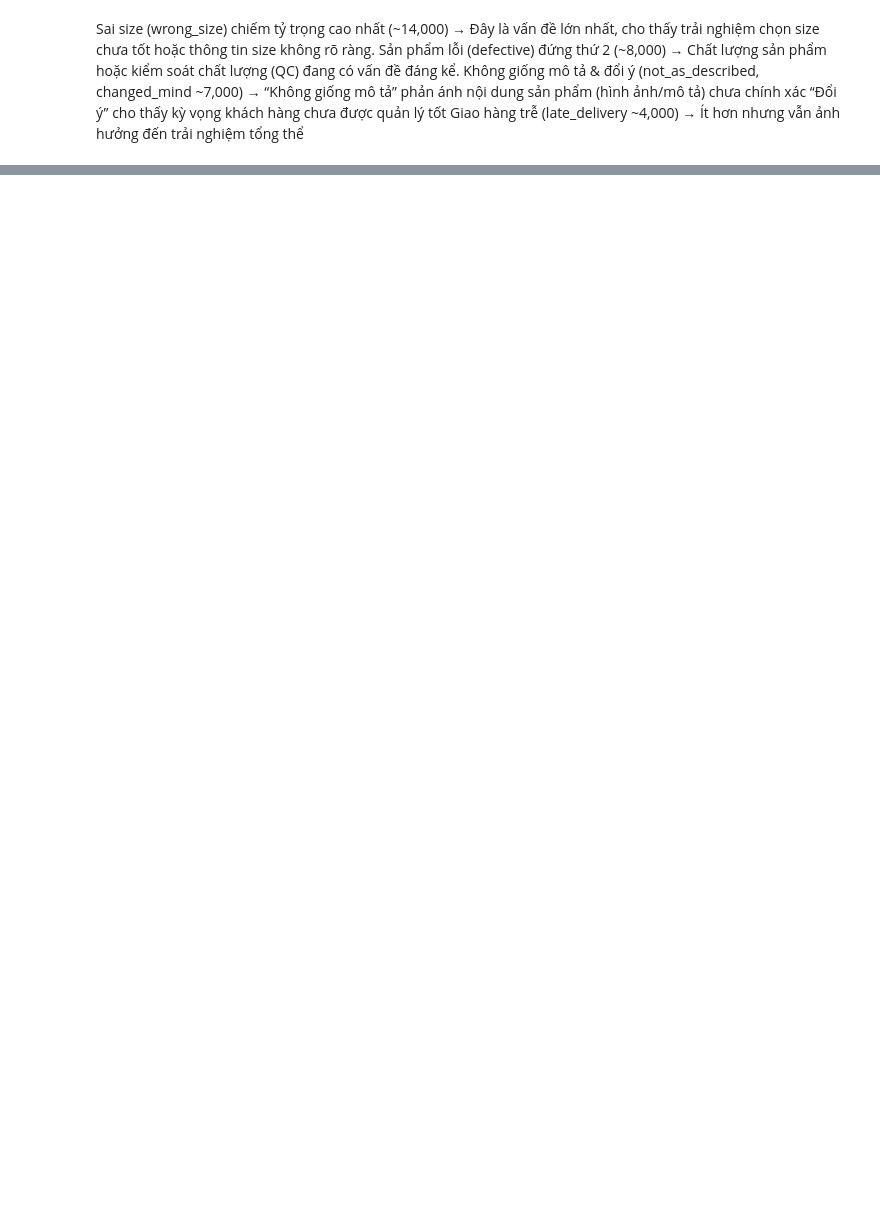
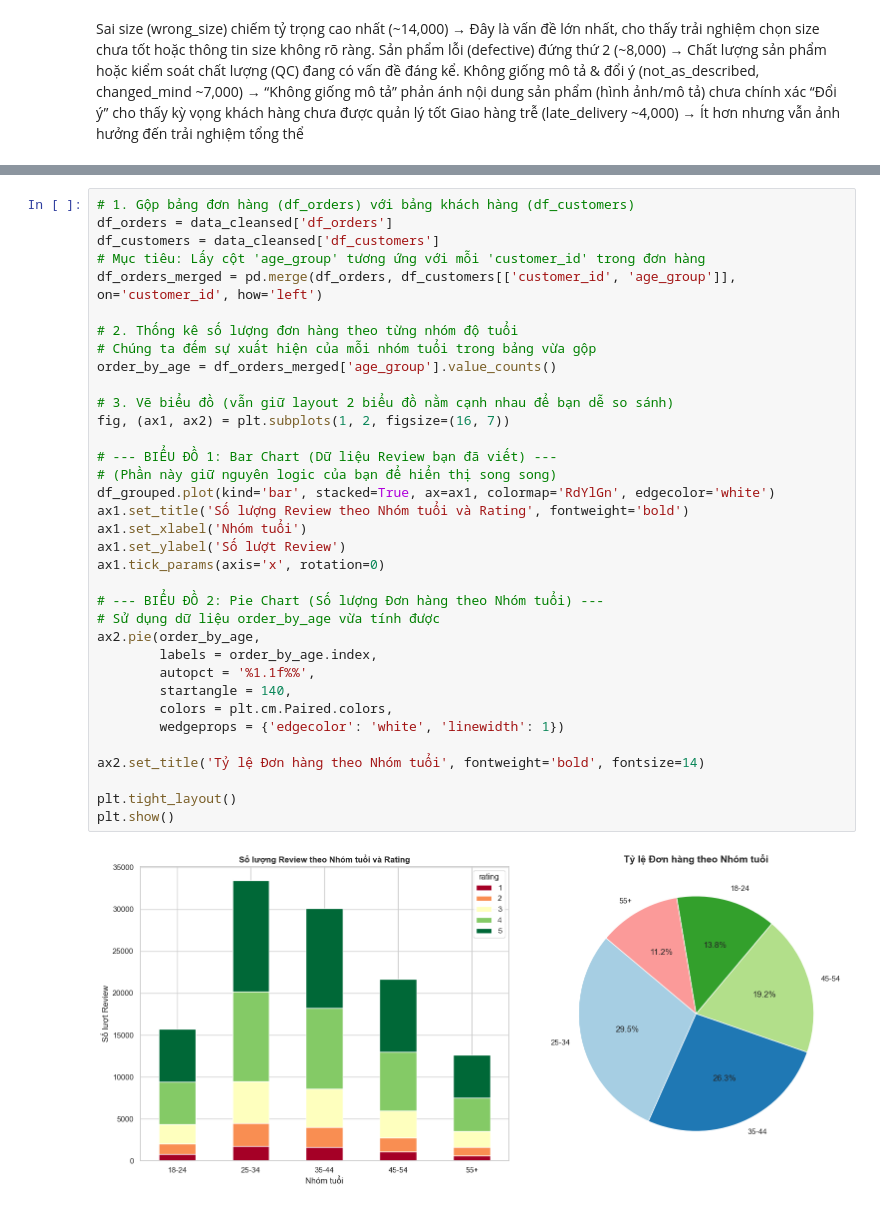
Before and after one commit to lamducanhkhoarubik-spec/Datathon_UITUT, a Jupyter notebook: code/eda/diagnostic.ipynb, the cells around one changed output, grey strips where cells are left out. Cells and saved outputs as stored; diff of their text form; blank space fills up the shorter version.

```diff
--- a/code/eda/diagnostic.ipynb
+++ b/code/eda/diagnostic.ipynb
@@ -537,0 +434,37 @@ Không phải do cải thiện nội tại
+# %%
+# 1. Gộp bảng đơn hàng (df_orders) với bảng khách hàng (df_customers)
+df_orders = data_cleansed['df_orders']
+df_customers = data_cleansed['df_customers']
+# Mục tiêu: Lấy cột 'age_group' tương ứng với mỗi 'customer_id' trong đơn hàng
+df_orders_merged = pd.merge(df_orders, df_customers[['customer_id', 'age_group']], on='customer_id', how='left')
+
+# 2. Thống kê số lượng đơn hàng theo từng nhóm độ tuổi
+# Chúng ta đếm sự xuất hiện của mỗi nhóm tuổi trong bảng vừa gộp
+order_by_age = df_orders_merged['age_group'].value_counts()
+
+# 3. Vẽ biểu đồ (vẫn giữ layout 2 biểu đồ nằm cạnh nhau để bạn dễ so sánh)
+fig, (ax1, ax2) = plt.subplots(1, 2, figsize=(16, 7))
+
+# --- BIỂU ĐỒ 1: Bar Chart (Dữ liệu Review bạn đã viết) ---
+# (Phần này giữ nguyên logic của bạn để hiển thị song song)
+df_grouped.plot(kind='bar', stacked=True, ax=ax1, colormap='RdYlGn', edgecolor='white')
+ax1.set_title('Số lượng Review theo Nhóm tuổi và Rating', fontweight='bold')
+ax1.set_xlabel('Nhóm tuổi')
+ax1.set_ylabel('Số lượt Review')
+ax1.tick_params(axis='x', rotation=0)
+
+# --- BIỂU ĐỒ 2: Pie Chart (Số lượng Đơn hàng theo Nhóm tuổi) ---
+# Sử dụng dữ liệu order_by_age vừa tính được
+ax2.pie(order_by_age,
+        labels = order_by_age.index,
+        autopct = '%1.1f%%',
+        startangle = 140,
+        colors = plt.cm.Paired.colors,
+        wedgeprops = {'edgecolor': 'white', 'linewidth': 1})
+
+ax2.set_title('Tỷ lệ Đơn hàng theo Nhóm tuổi', fontweight='bold', fontsize=14)
+
+plt.tight_layout()
+plt.show()
+# %% [output]
+[figure, added]
```
Also changed, not shown: parts of 17 cells of this notebook.
